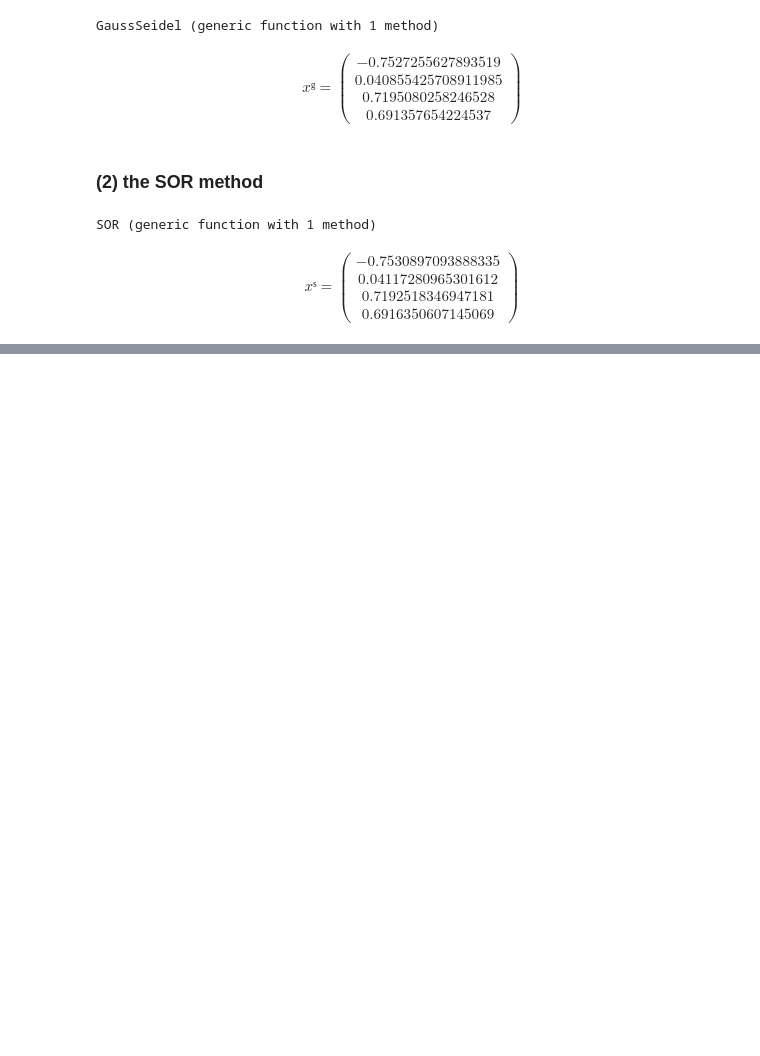
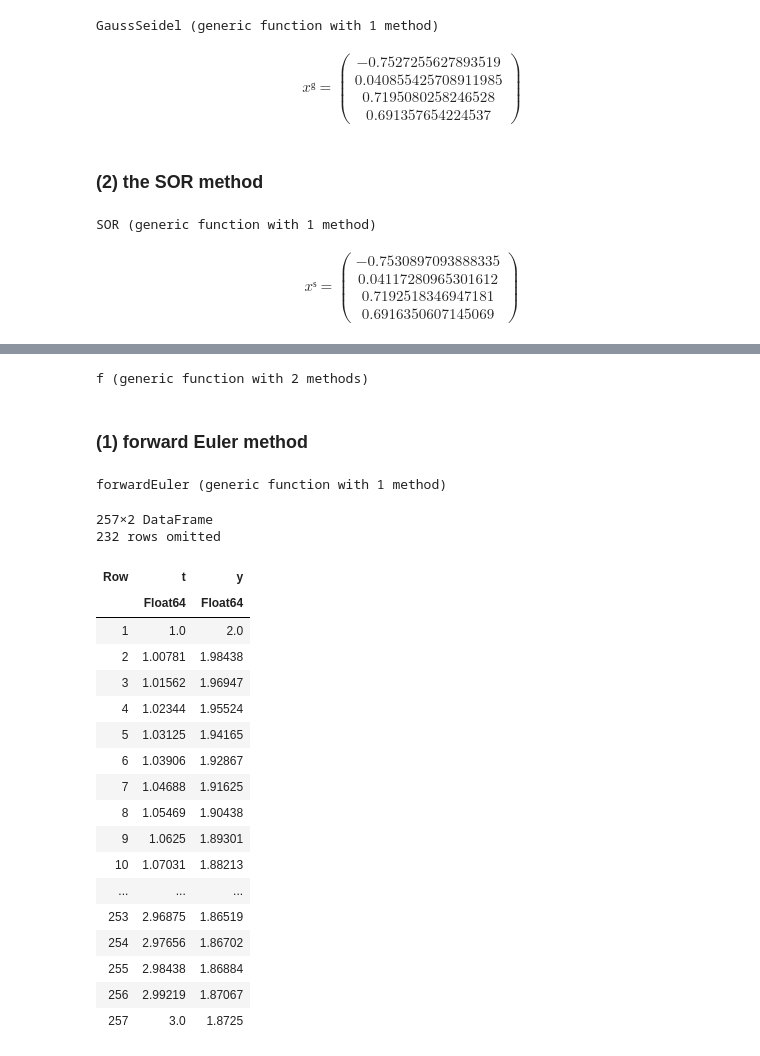
Before and after one commit to Algebra-FUN/DDM-Coursework, a Jupyter notebook: MSDM5004/Homework/hw2/index.ipynb, the cells around one changed output, grey strips where cells are left out. Cells and saved outputs as stored; diff of their text form; code cells hidden in the pictures; blank space fills up the shorter version.

```diff
--- a/MSDM5004/Homework/hw2/index.ipynb
+++ b/MSDM5004/Homework/hw2/index.ipynb
@@ -199,0 +214,46 @@ SOR (generic function with 1 method)
+# %%
+using DataFrames
+y₁ = 2
+t₁,tₙ = 1,3
+h = 1/128
+f(t,y) = t^(-2)*(t*y-y^2)
+# %% [output]
+f (generic function with 2 methods)
+# %% [markdown]
+### (1) forward Euler method
+# %%
+function forwardEuler(f,y₁,t₁,tₙ;h=1/128)
+    t = t₁:h:tₙ
+    n = length(t)
+    y = [y₁;zeros(n-1)]
+    for i in 1:(n-1)
+        y[i+1] = y[i] + h*f(t[i],y[i])
+    end
+    return t,y
+end
+# %% [output]
+forwardEuler (generic function with 1 method)
+# %%
+t,yᶠᵉ = forwardEuler(f,y₁,t₁,tₙ;h=h);
+DataFrame(t=t,y=yᶠᵉ)
+# %% [output]
+257×2 DataFrame
+232 rows omitted
+| Row | t | y |
+|  | Float64 | Float64 |
+| 1 | 1.0 | 2.0 |
+| 2 | 1.00781 | 1.98438 |
+| 3 | 1.01562 | 1.96947 |
+| 4 | 1.02344 | 1.95524 |
+| 5 | 1.03125 | 1.94165 |
+| 6 | 1.03906 | 1.92867 |
+| 7 | 1.04688 | 1.91625 |
+| 8 | 1.05469 | 1.90438 |
+| 9 | 1.0625 | 1.89301 |
+| 10 | 1.07031 | 1.88213 |
+| ... | ... | ... |
+| 253 | 2.96875 | 1.86519 |
+| 254 | 2.97656 | 1.86702 |
+| 255 | 2.98438 | 1.86884 |
+| 256 | 2.99219 | 1.87067 |
+| 257 | 3.0 | 1.8725 |
```
Also changed, not shown: parts of 11 cells of this notebook.
